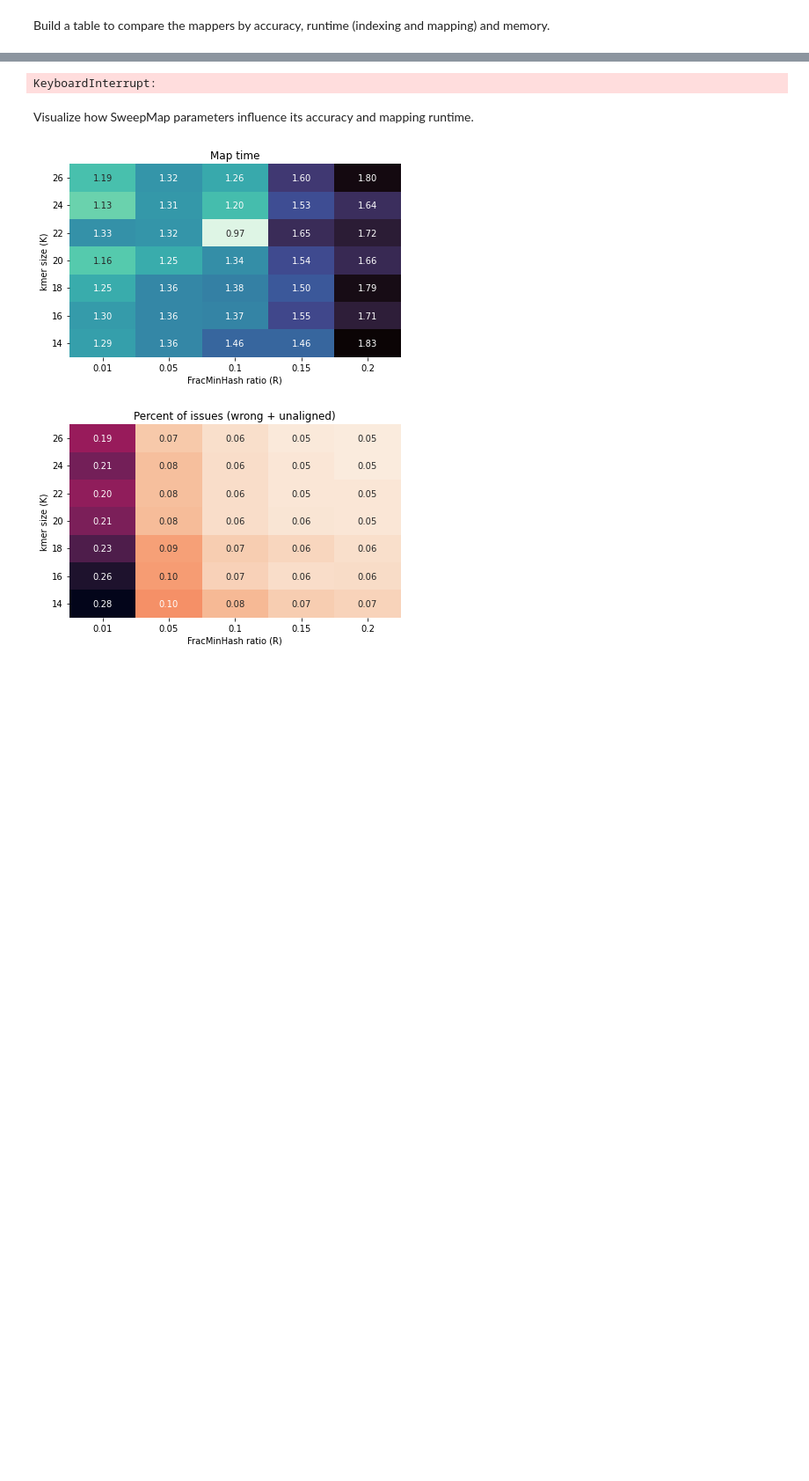
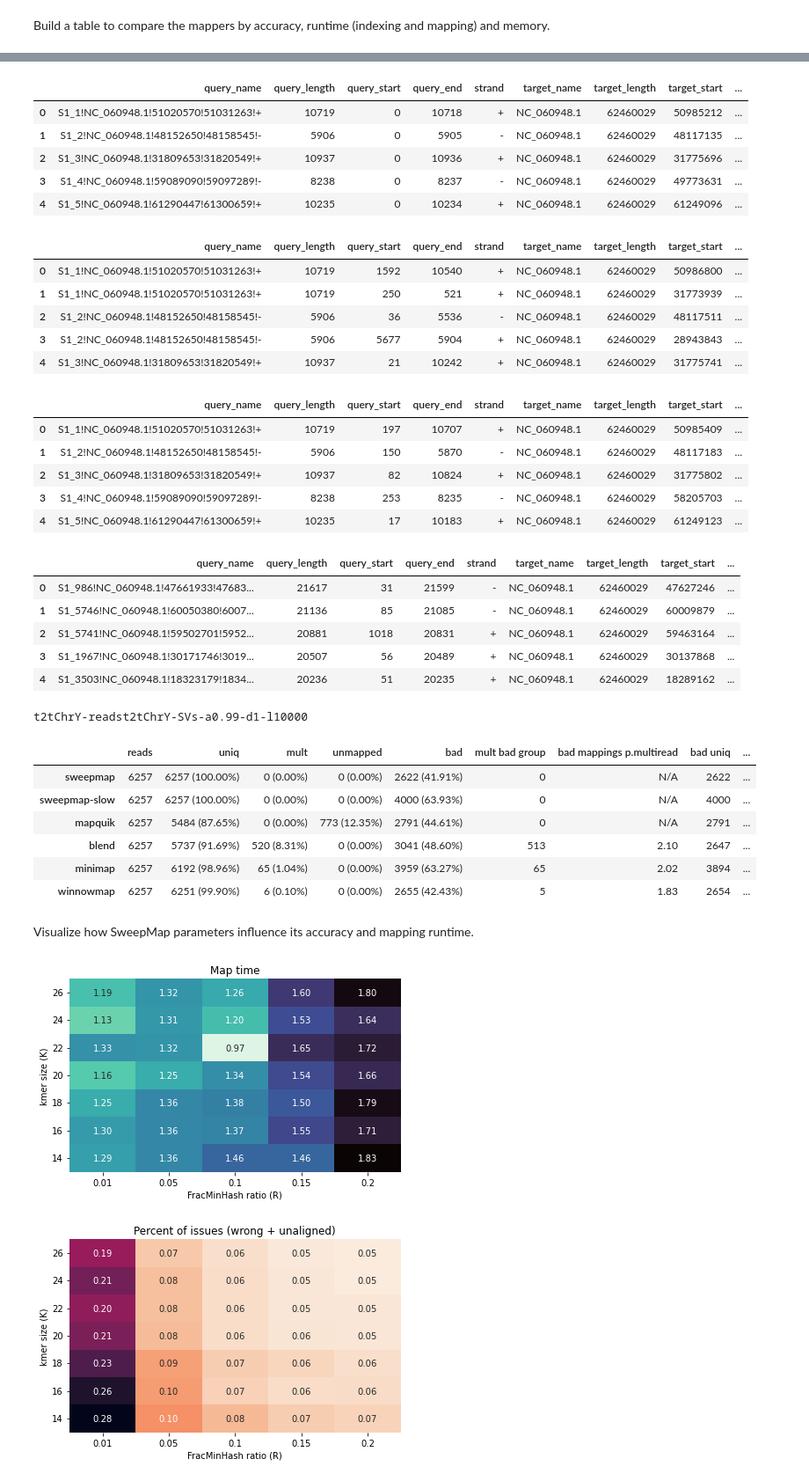
Before and after one commit to pesho-ivanov/shmap, a Jupyter notebook: evals/compare.ipynb, the cells around one changed output, grey strips where cells are left out. Shown at 88% size. Drawn from its saved outputs; the diff is of its cells as text; code cells hidden in the pictures; blank space fills up the shorter version.

```diff
--- a/evals/compare.ipynb
+++ b/evals/compare.ipynb
@@ -28,6 +29,34 @@ def to_latex(df, data, refname):
     #latex += df.to_latex(float_format = lambda x: '{:0.2f}'.format(x) if pd.notna(x) else '-')
     latex += '\n'
     return latex
+# %%
+def union_length(df):
+    df_sorted = df.sort_values(by='target_start').reset_index(drop=True)
+
+    # Step 2: Merge Overlapping Intervals
+    merged_intervals = []
+    current_start, current_end = df_sorted.iloc[0]['target_start'], df_sorted.iloc[0]['target_end']
+
+    for index, row in df_sorted.iterrows():
+        if index == 0:
+            continue  # Skip the first row since we already initialized current_start and current_end with its values
+        if row['target_start'] <= current_end:
+            # If the current row overlaps with the previous, merge them
+            current_end = max(current_end, row['target_end'])
+        else:
+            # If it doesn't overlap, save the previous interval and update current
+            merged_intervals.append((current_start, current_end))
+            current_start, current_end = row['target_start'], row['target_end']
+
+    # Don't forget to add the last interval
+    merged_intervals.append((current_start, current_end))
+
+    # Step 3: Calculate Union Length
+    union_length = sum(end - start for start, end in merged_intervals)
+
+    #print("Union Length of all rows:", union_length)
+
+    return union_length
 # %%
 def perc(a, b):
     return 100.0 * a / b
@@ -224,10 +272,12 @@ Build a table to compare the mappers by accuracy, runtime (indexing and mapping)
 tools = ['sweepmap', 'sweepmap-slow', 'mapquik', 'blend', 'minimap', 'winnowmap']
 #tools = ['winnowmap']
 experiments = [
-    ('t2tChrY', 't2tChrY-readst2tChrY-a0.99-d10-l10000'),
-    ('chm13', 'chm13-readschm13-a0.99-d0.1-l10000'),
-    ('t2tChrY', 't2tChrY-readst2tChrY-a0.99-d1-l24000'),
-    ('chm13', 'HG002_24kb'),
+#    ('t2tChrY', 't2tChrY', 't2tChrY-readst2tChrY-a0.99-d10-l10000'),
+#    ('chm13',   'chm13',   'chm13-readschm13-a0.99-d0.1-l10000'),
+#    ('t2tChrY', 't2tChrY', 't2tChrY-readst2tChrY-a0.99-d1-l24000'),
+#    ('chm13',   'chm13',   'HG002_24kb'),
+#
+	('t2tChrY', 't2tChrY-SVs', 't2tChrY-readst2tChrY-SVs-a0.99-d1-l10000'),
 ]
 
 pd.set_option('display.width', 100)
@@ -235,8 +285,8 @@ css = """ <style> table { font-family: "Courier New", Courier, monospace; } </st
 display(HTML(css))
 dfs = []
 keys = []
-for refname, data in experiments:
-    df = get_comparison_table(refname, data, tools).round(2)
+for refname, readsim_refname, data in experiments:
+    df = get_comparison_table(refname=refname, readsim_refname=readsim_refname, experiment=data, tools=tools).round(2)
     dfs.append(df)
     keys.append(data)
     df_styled = df.style.set_caption(data)
@@ -248,4 +310,35 @@ DF = pd.concat(dfs, keys=keys)
+|  | query_name | query_length | query_start | query_end | strand | target_name | target_length | target_start | ... |
+| 0 | S1_1!NC_060948.1!51020570!51031263!+ | 10719 | 0 | 10718 | + | NC_060948.1 | 62460029 | 50985212 | ... |
+| 1 | S1_2!NC_060948.1!48152650!48158545!- | 5906 | 0 | 5905 | - | NC_060948.1 | 62460029 | 48117135 | ... |
+| 2 | S1_3!NC_060948.1!31809653!31820549!+ | 10937 | 0 | 10936 | + | NC_060948.1 | 62460029 | 31775696 | ... |
+| 3 | S1_4!NC_060948.1!59089090!59097289!- | 8238 | 0 | 8237 | - | NC_060948.1 | 62460029 | 49773631 | ... |
+| 4 | S1_5!NC_060948.1!61290447!61300659!+ | 10235 | 0 | 10234 | + | NC_060948.1 | 62460029 | 61249096 | ... |
+|  | query_name | query_length | query_start | query_end | strand | target_name | target_length | target_start | ... |
+| 0 | S1_1!NC_060948.1!51020570!51031263!+ | 10719 | 1592 | 10540 | + | NC_060948.1 | 62460029 | 50986800 | ... |
+| 1 | S1_1!NC_060948.1!51020570!51031263!+ | 10719 | 250 | 521 | + | NC_060948.1 | 62460029 | 31773939 | ... |
+| 2 | S1_2!NC_060948.1!48152650!48158545!- | 5906 | 36 | 5536 | - | NC_060948.1 | 62460029 | 48117511 | ... |
+| 3 | S1_2!NC_060948.1!48152650!48158545!- | 5906 | 5677 | 5904 | + | NC_060948.1 | 62460029 | 28943843 | ... |
+| 4 | S1_3!NC_060948.1!31809653!31820549!+ | 10937 | 21 | 10242 | + | NC_060948.1 | 62460029 | 31775741 | ... |
+|  | query_name | query_length | query_start | query_end | strand | target_name | target_length | target_start | ... |
+| 0 | S1_1!NC_060948.1!51020570!51031263!+ | 10719 | 197 | 10707 | + | NC_060948.1 | 62460029 | 50985409 | ... |
+| 1 | S1_2!NC_060948.1!48152650!48158545!- | 5906 | 150 | 5870 | - | NC_060948.1 | 62460029 | 48117183 | ... |
+| 2 | S1_3!NC_060948.1!31809653!31820549!+ | 10937 | 82 | 10824 | + | NC_060948.1 | 62460029 | 31775802 | ... |
+| 3 | S1_4!NC_060948.1!59089090!59097289!- | 8238 | 253 | 8235 | - | NC_060948.1 | 62460029 | 58205703 | ... |
+| 4 | S1_5!NC_060948.1!61290447!61300659!+ | 10235 | 17 | 10183 | + | NC_060948.1 | 62460029 | 61249123 | ... |
+|  | query_name | query_length | query_start | query_end | strand | target_name | target_length | target_start | ... |
+| 0 | S1_986!NC_060948.1!47661933!47683... | 21617 | 31 | 21599 | - | NC_060948.1 | 62460029 | 47627246 | ... |
+| 1 | S1_5746!NC_060948.1!60050380!6007... | 21136 | 85 | 21085 | - | NC_060948.1 | 62460029 | 60009879 | ... |
+| 2 | S1_5741!NC_060948.1!59502701!5952... | 20881 | 1018 | 20831 | + | NC_060948.1 | 62460029 | 59463164 | ... |
+| 3 | S1_1967!NC_060948.1!30171746!3019... | 20507 | 56 | 20489 | + | NC_060948.1 | 62460029 | 30137868 | ... |
+| 4 | S1_3503!NC_060948.1!18323179!1834... | 20236 | 51 | 20235 | + | NC_060948.1 | 62460029 | 18289162 | ... |
-KeyboardInterrupt:
+t2tChrY-readst2tChrY-SVs-a0.99-d1-l10000
+|  | reads | uniq | mult | unmapped | bad | mult bad group | bad mappings p.multiread | bad uniq | ... |
+| sweepmap | 6257 | 6257 (100.00%) | 0 (0.00%) | 0 (0.00%) | 2622 (41.91%) | 0 | N/A | 2622 | ... |
+| sweepmap-slow | 6257 | 6257 (100.00%) | 0 (0.00%) | 0 (0.00%) | 4000 (63.93%) | 0 | N/A | 4000 | ... |
+| mapquik | 6257 | 5484 (87.65%) | 0 (0.00%) | 773 (12.35%) | 2791 (44.61%) | 0 | N/A | 2791 | ... |
+| blend | 6257 | 5737 (91.69%) | 520 (8.31%) | 0 (0.00%) | 3041 (48.60%) | 513 | 2.10 | 2647 | ... |
+| minimap | 6257 | 6192 (98.96%) | 65 (1.04%) | 0 (0.00%) | 3959 (63.27%) | 65 | 2.02 | 3894 | ... |
+| winnowmap | 6257 | 6251 (99.90%) | 6 (0.10%) | 0 (0.00%) | 2655 (42.43%) | 5 | 1.83 | 2654 | ... |
 # %% [markdown]
 Visualize how SweepMap parameters influence its accuracy and mapping runtime.
 # %%
```
Also changed, not shown: parts of 3 cells of this notebook, 2 other files.
